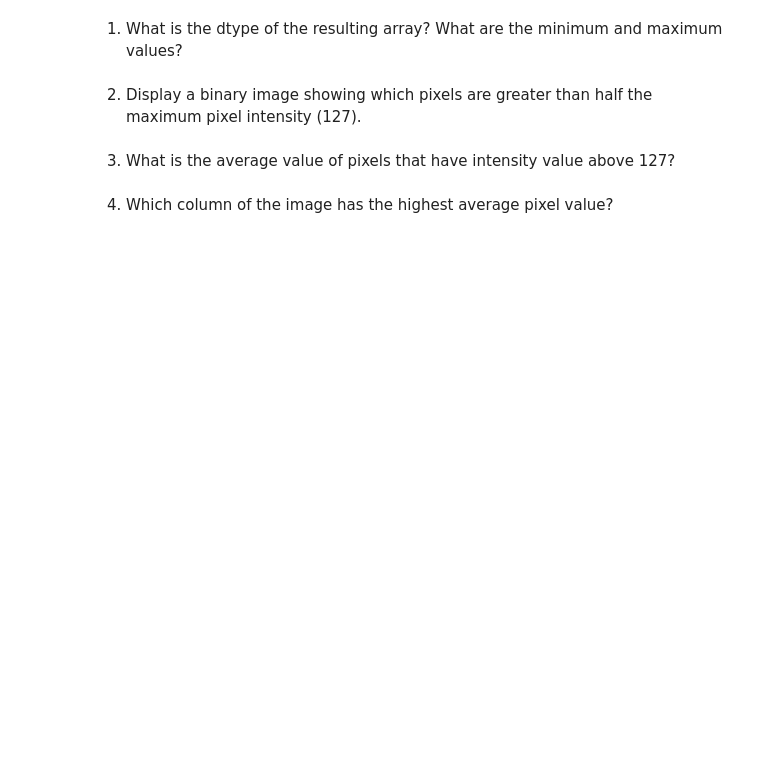
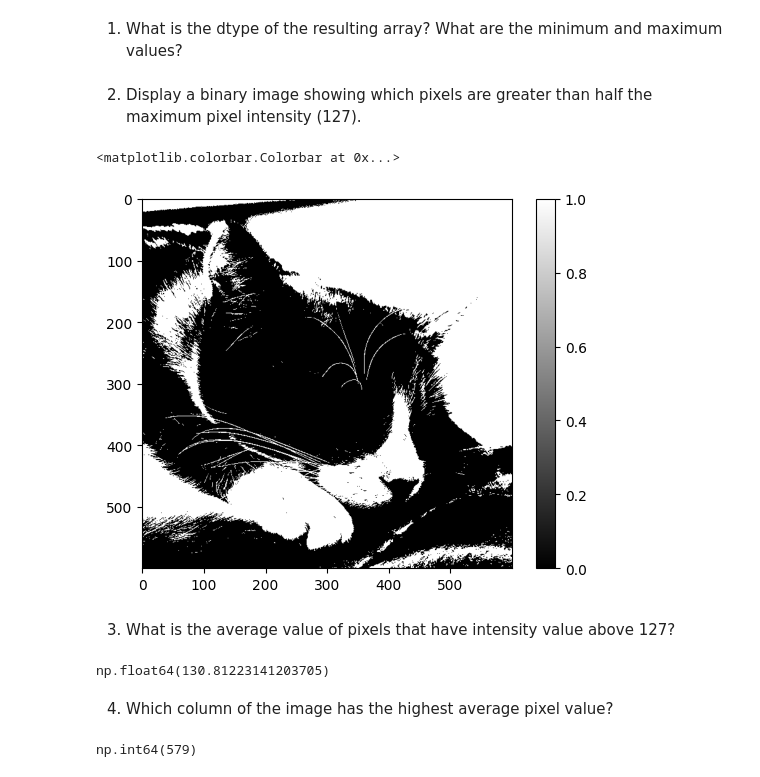
Before and after one commit to cs1053-26w/Lectures, a Jupyter notebook: notebooks/L01A_numpy.ipynb, the cells around one changed output. Saved outputs shown, nothing was run; the diff lists cells and outputs as text; code cells hidden in the pictures; blank space fills up the shorter version.

```diff
--- a/notebooks/L01A_numpy.ipynb
+++ b/notebooks/L01A_numpy.ipynb
@@ -152,7 +330,21 @@ plt.imshow(beans, cmap='gray')
 1. What is the dtype of the resulting array? What are the minimum and maximum values?
 # %% [markdown]
 2. Display a binary image showing which pixels are greater than half the maximum pixel intensity (127).
+# %%
+plt.imshow(beans_green > 127, cmap="gray")
+plt.colorbar()
+# %% [output]
+<matplotlib.colorbar.Colorbar at 0x...>
+[figure, added]
 # %% [markdown]
 3. What is the average value of pixels that have intensity value above 127?
+# %%
+beans_green[beans_green > 127].mean()
+# %% [output]
+np.float64(130.81223141203705)
 # %% [markdown]
 4. Which column of the image has the highest average pixel value?
+# %%
+beans_green.mean(axis=0).argmax()
+# %% [output]
+np.int64(579)
```
Also changed, not shown: parts of 44 cells of this notebook, 3 other files.
